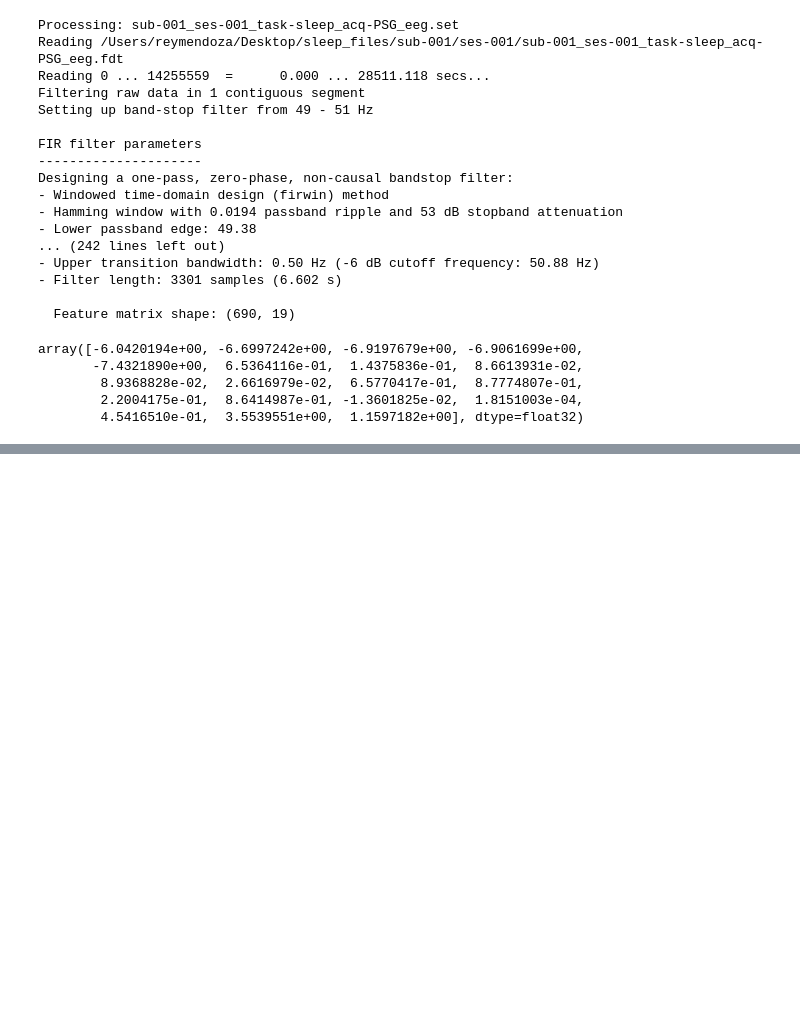
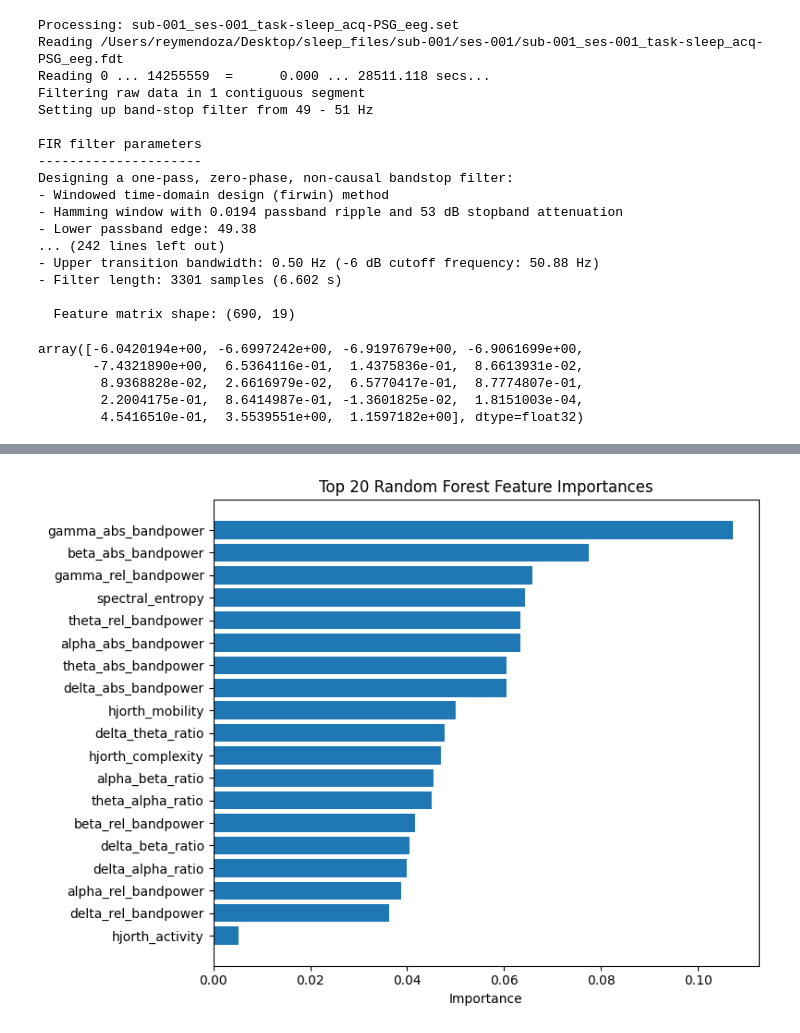
Before and after one commit to reyjm111/Sleep-Stage-Classification, a Jupyter notebook: file_processing.ipynb, the cells around one changed output, grey strips where cells are left out. Saved outputs shown, nothing was run; the diff lists cells and outputs as text; code cells hidden in the pictures; blank space fills up the shorter version.

```diff
--- a/file_processing.ipynb
+++ b/file_processing.ipynb
@@ -31,3 +31,35 @@ array([-6.0420194e+00, -6.6997242e+00, -6.9197679e+00, -6.9061699e+00,
         8.9368828e-02,  2.6616979e-02,  6.5770417e-01,  8.7774807e-01,
         2.2004175e-01,  8.6414987e-01, -1.3601825e-02,  1.8151003e-04,
         4.5416510e-01,  3.5539551e+00,  1.1597182e+00], dtype=float32)
+# %%
+from sklearn.model_selection import StratifiedGroupKFold, GridSearchCV
+
+cv = StratifiedGroupKFold(n_splits=5, shuffle=True, random_state=42)
+
+param_grid = {
+    "n_estimators": [200, 500],
+    "max_depth": [None, 10, 20],
+    "min_samples_split": [2, 5, 10],
+    "min_samples_leaf": [1, 2, 4],
+    "max_features": ["sqrt", "log2"],
+    "class_weight": ["balanced", "balanced_subsample"]
+}
+
+rf = RandomForestClassifier(
+    random_state=42,
+    n_jobs=-1
+)
+
+grid = GridSearchCV(
+    estimator=rf,
+    param_grid=param_grid,
+    scoring="f1_macro",   # or "f1_macro"
+    cv=cv,
+    n_jobs=-1,
+    verbose=1
+)
+
+grid.fit(X, y_3class, groups=groups)
+
+print("Best params:", grid.best_params_)
+print("Best score:", grid.best_score_)
@@ -68,0 +271,12 @@ for fold, (train_idx, test_idx) in enumerate(cv, y, groups=groups):
+# %%
+top_n = 20
+top_feats = importance_df.head(top_n).iloc[::-1]
+
+plt.figure(figsize=(8, 6))
+plt.barh(top_feats["feature"], top_feats["importance"])
+plt.title(f"Top {top_n} Random Forest Feature Importances")
+plt.xlabel("Importance")
+plt.tight_layout()
+plt.show()
+# %% [output]
+[figure, added]
```
Also changed, not shown: parts of 6 cells of this notebook.
